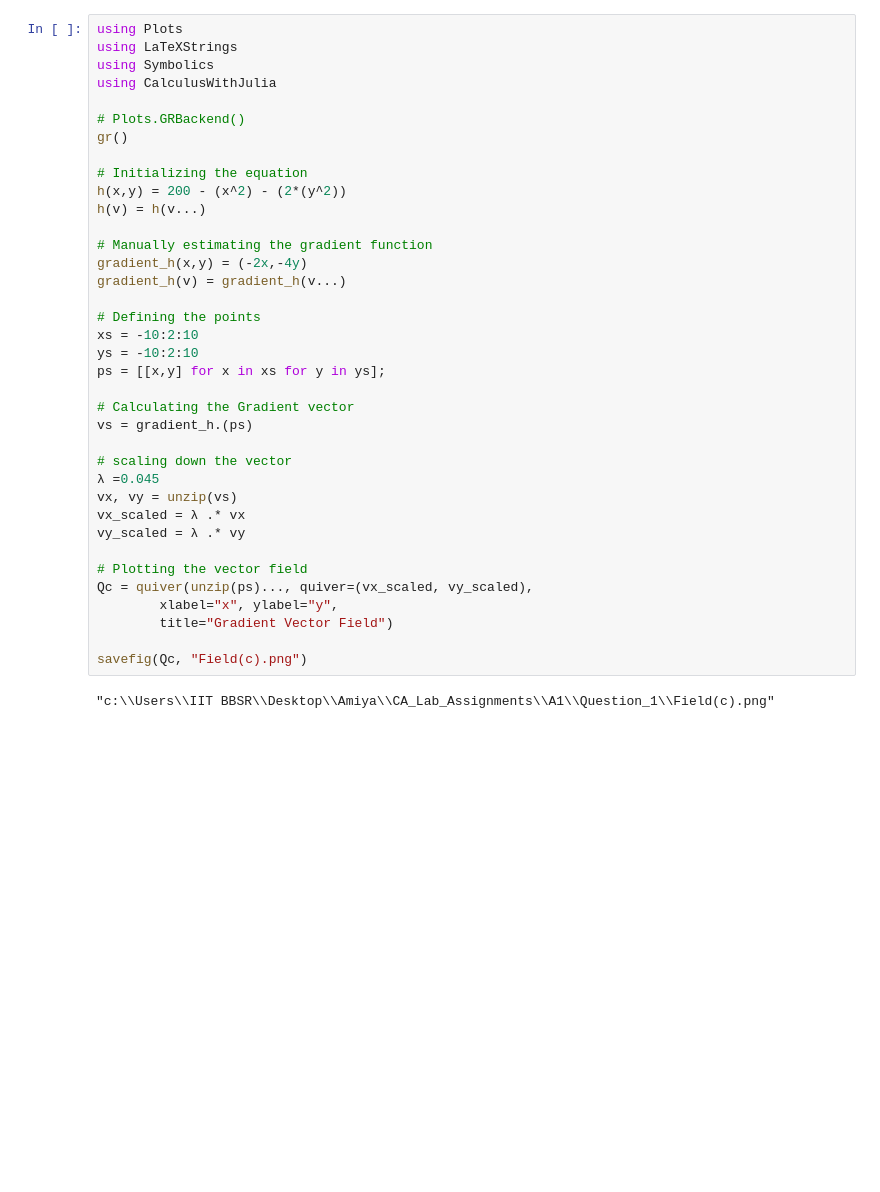
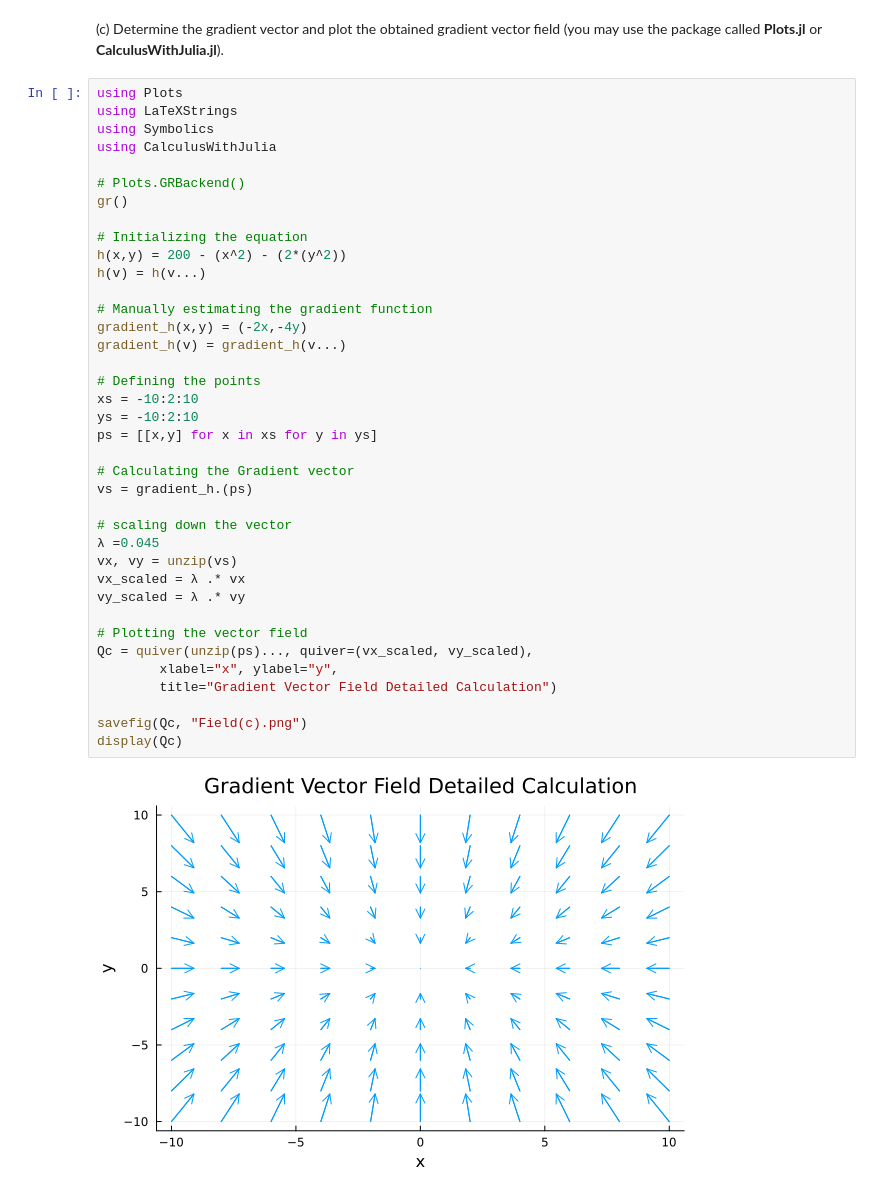
Before and after one commit to Amiya-Das-2004/Learning_Julia, a Jupyter notebook: CAD_Lab_Assignments/A1/Question_1/Q1.ipynb, the cells around one changed output. Drawn from its saved outputs; the diff is of its cells as text; blank space fills up the shorter version.

```diff
--- a/CAD_Lab_Assignments/A1/Question_1/Q1.ipynb
+++ b/CAD_Lab_Assignments/A1/Question_1/Q1.ipynb
@@ -75,3 +95,5 @@ savefig(Qb, "Field(b).png")
+# %% [markdown]
+(c) Determine the gradient vector and plot the obtained gradient vector field (you may        use the package called **Plots.jl** or **CalculusWithJulia.jl**).
 # %%
 using Plots
 using LaTeXStrings
@@ -81,33 +103,34 @@ using CalculusWithJulia
 # Plots.GRBackend()
 gr()
 
 # Initializing the equation
 h(x,y) = 200 - (x^2) - (2*(y^2))
 h(v) = h(v...)
 
 # Manually estimating the gradient function
 gradient_h(x,y) = (-2x,-4y)
 gradient_h(v) = gradient_h(v...)
 
 # Defining the points
 xs = -10:2:10
 ys = -10:2:10
-ps = [[x,y] for x in xs for y in ys];
+ps = [[x,y] for x in xs for y in ys]
 
 # Calculating the Gradient vector
 vs = gradient_h.(ps)
 
 # scaling down the vector
 λ =0.045
 vx, vy = unzip(vs)
 vx_scaled = λ .* vx
 vy_scaled = λ .* vy
 
 # Plotting the vector field
 Qc = quiver(unzip(ps)..., quiver=(vx_scaled, vy_scaled),
         xlabel="x", ylabel="y",
-        title="Gradient Vector Field")
+        title="Gradient Vector Field Detailed Calculation")
 
 savefig(Qc, "Field(c).png")
+display(Qc)
 # %% [output]
-"c:\\Users\\IIT BBSR\\Desktop\\Amiya\\CA_Lab_Assignments\\A1\\Question_1\\Field(c).png"
+[figure, added]
```
Also changed, not shown: parts of 7 cells of this notebook, 17 other files.
